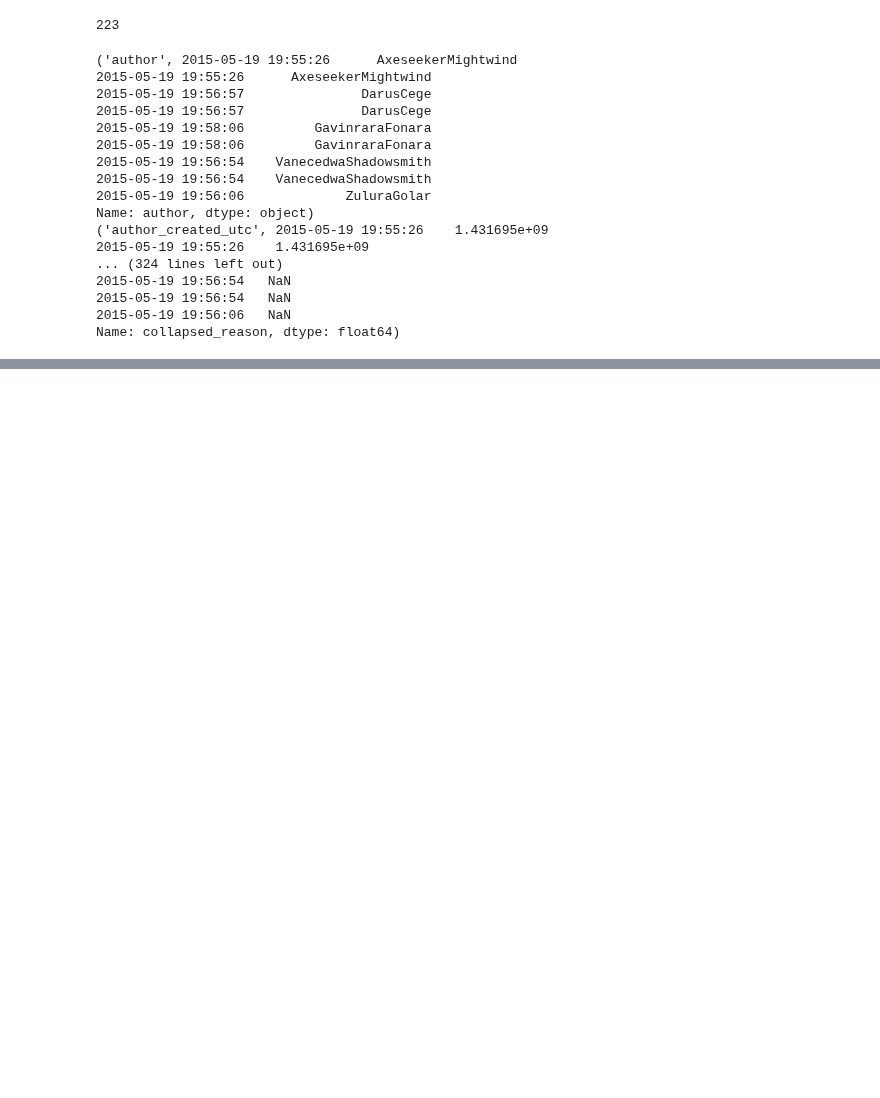
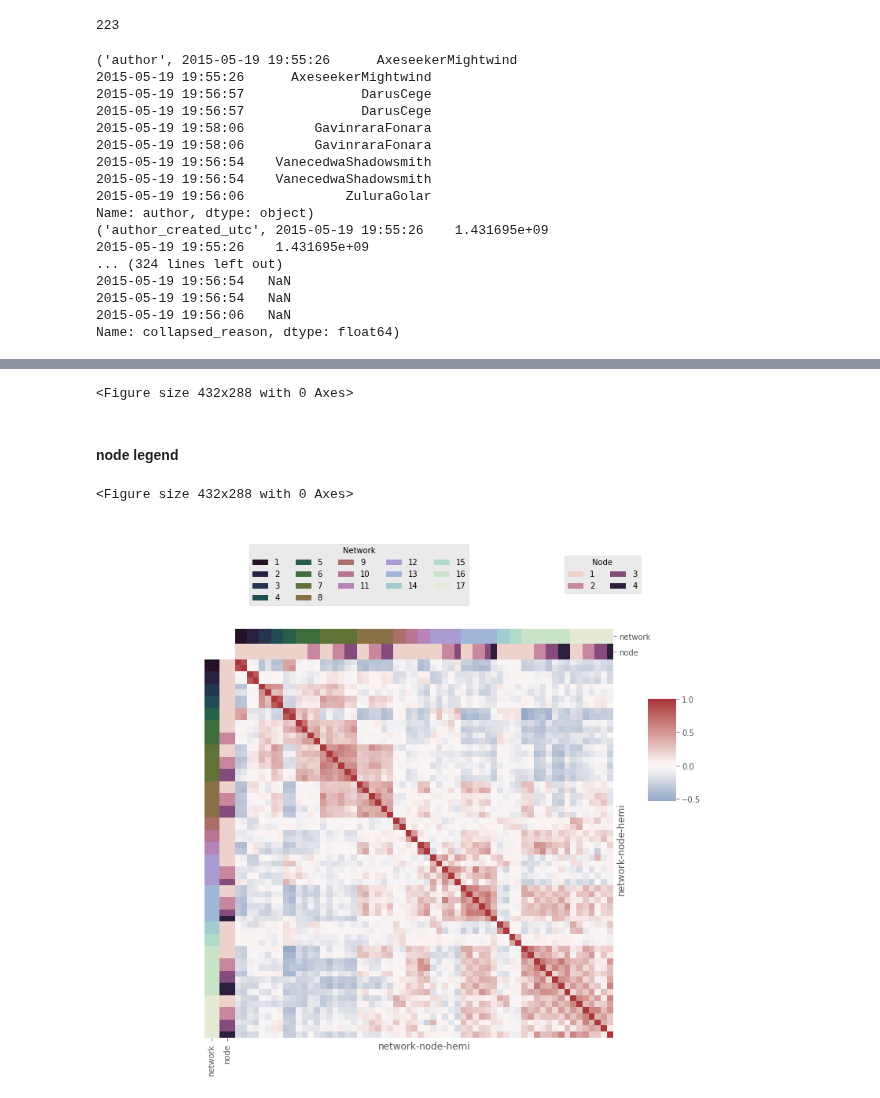
Before and after one commit to cfdv/troll_classifier, a Jupyter notebook: eda.ipynb, the cells around one changed output, grey strips where cells are left out. Drawn from its saved outputs; the diff is of its cells as text; code cells hidden in the pictures; blank space fills up the shorter version.

```diff
--- a/eda.ipynb
+++ b/eda.ipynb
@@ -378,0 +427,44 @@ Name: collapsed_reason, dtype: float64)
+# %%
+for label in network_labels.unique():
+    g.ax_col_dendrogram.bar(0, 0, color=network_lut[label], label=label, linewidth=0)
+
+l1 = g.ax_col_dendrogram.legend(title='Network', loc="center", ncol=5, bbox_to_anchor=(0.47, 0.8), bbox_transform=plt.gcf().transFigure)
+# %% [output]
+<Figure size 432x288 with 0 Axes>
+# %% [markdown]
+#### node legend
+# %%
+for label in node_labels.unique():
+    g.ax_row_dendrogram.bar(0, 0, color=node_lut[label], label=label, linewidth=0)
+
+l2 = g.ax_row_dendrogram.legend(title='Node', loc="center", ncol=2, bbox_to_anchor=(0.8, 0.8), bbox_transform=plt.gcf().transFigure)
+
+plt.show()
+# %% [output]
+<Figure size 432x288 with 0 Axes>
+# %%
+g = sns.clustermap(networks.corr(),
+    # Turn off the clustering
+    row_cluster=False, col_cluster=False,
+    # Add colored class labels using data frame created from node and network colors
+    row_colors = network_node_colors,
+    col_colors = network_node_colors,
+    # Make the plot look better when many rows/cols
+    linewidths=0,
+    xticklabels=False, yticklabels=False,
+    cbar_pos=(0.98, 0.5, 0.05, 0.18),
+    center=0, cmap="vlag")
+
+for label in network_labels.unique():
+    g.ax_col_dendrogram.bar(0, 0, color=network_lut[label], label=label, linewidth=0)
+
+l1 = g.ax_col_dendrogram.legend(title='Network', loc="center", ncol=5, bbox_to_anchor=(0.47, 0.9), bbox_transform=plt.gcf().transFigure)
+
+for label in node_labels.unique():
+    g.ax_row_dendrogram.bar(0, 0, color=node_lut[label], label=label, linewidth=0)
+
+l2 = g.ax_row_dendrogram.legend(title='Node', loc="center", ncol=2, bbox_to_anchor=(0.9, 0.9), bbox_transform=plt.gcf().transFigure)
+
+plt.show()
+# %% [output]
+[figure, added]
```
Also changed, not shown: parts of 17 cells of this notebook.
